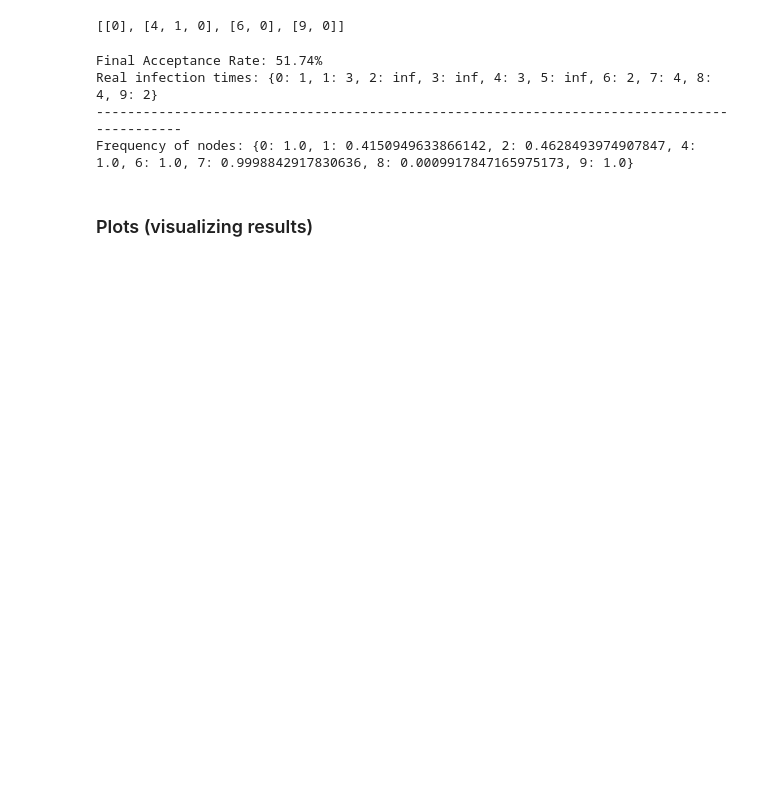
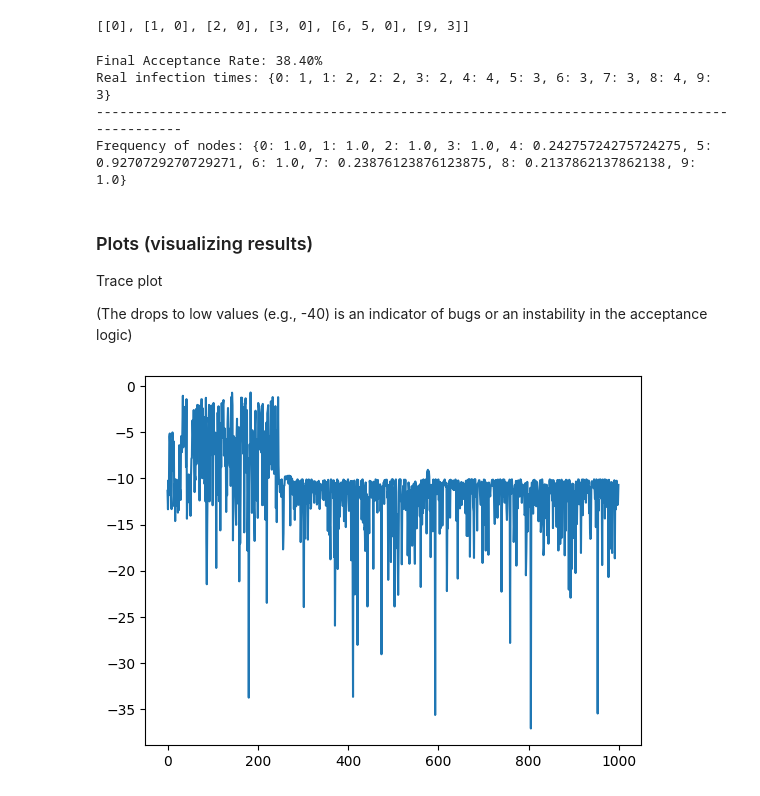
Before and after one commit to Cristiananc/dissertation-codes, a Jupyter notebook: TreeSamplerMH.ipynb, the cells around one changed output. Cells and saved outputs as stored; diff of their text form; code cells hidden in the pictures; blank space fills up the shorter version.

Commit message:
trace-plot and fixing prob_tree_log logic

```diff
--- a/TreeSamplerMH.ipynb
+++ b/TreeSamplerMH.ipynb
@@ -52,7 +52,7 @@ if None in T_initial:
 else:
     print(T_initial)
 
-    samplings_number = 100000
+    samplings_number = 1000
 
     #Initialize class
     sampler = TreeSamplerMH(G, T_initial, infected_nodes,flag=1)
@@ -63,10 +63,17 @@ else:
     print("--------------------------------------------------------------------------------------------")
     print(f"Frequency of nodes: {nodes_proportion(G, sampling)}")
 # %% [output]
-[[0], [4, 1, 0], [6, 0], [9, 0]]
+[[0], [1, 0], [2, 0], [3, 0], [6, 5, 0], [9, 3]]
-Final Acceptance Rate: 51.74%
-Real infection times: {0: 1, 1: 3, 2: inf, 3: inf, 4: 3, 5: inf, 6: 2, 7: 4, 8: 4, 9: 2}
+Final Acceptance Rate: 38.40%
+Real infection times: {0: 1, 1: 2, 2: 2, 3: 2, 4: 4, 5: 3, 6: 3, 7: 3, 8: 4, 9: 3}
 --------------------------------------------------------------------------------------------
-Frequency of nodes: {0: 1.0, 1: 0.4150949633866142, 2: 0.4628493974907847, 4: 1.0, 6: 1.0, 7: 0.9998842917830636, 8: 0.0009917847165975173, 9: 1.0}
+Frequency of nodes: {0: 1.0, 1: 1.0, 2: 1.0, 3: 1.0, 4: 0.24275724275724275, 5: 0.9270729270729271, 6: 1.0, 7: 0.23876123876123875, 8: 0.2137862137862138, 9: 1.0}
 # %% [markdown]
 ### Plots (visualizing results)
+Trace plot
+
+(The drops to low values (e.g., -40) is an indicator of bugs or an instability in the acceptance logic)
+# %%
+sampler._trace_plot_log_likelihood(samplings_number)
+# %% [output]
+[figure, added]
```
Also changed, not shown: parts of 1 cell of this notebook, 2 other files.
